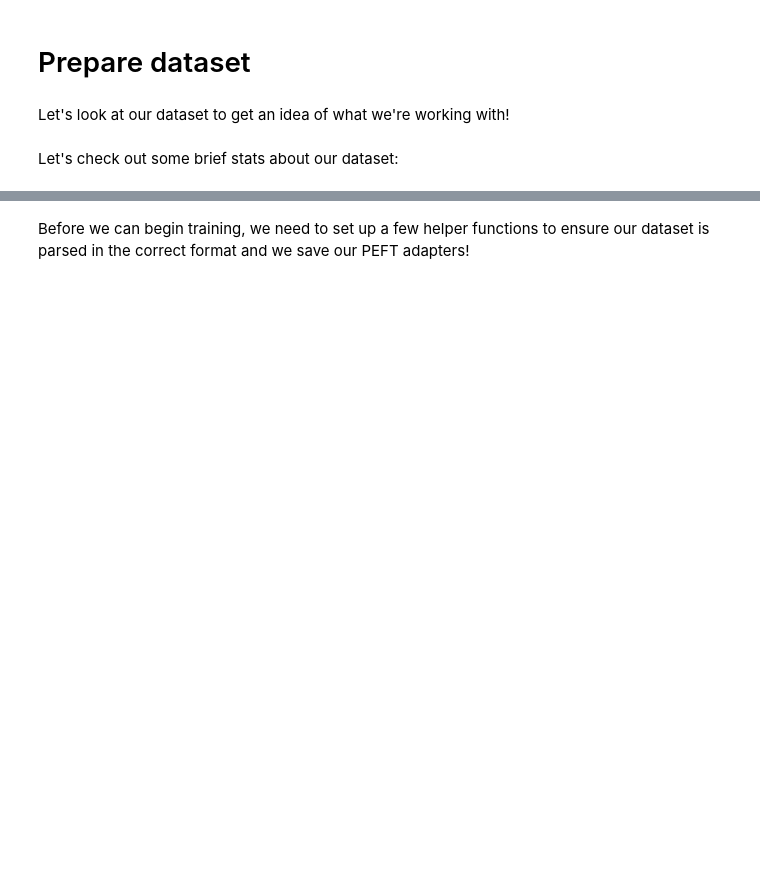
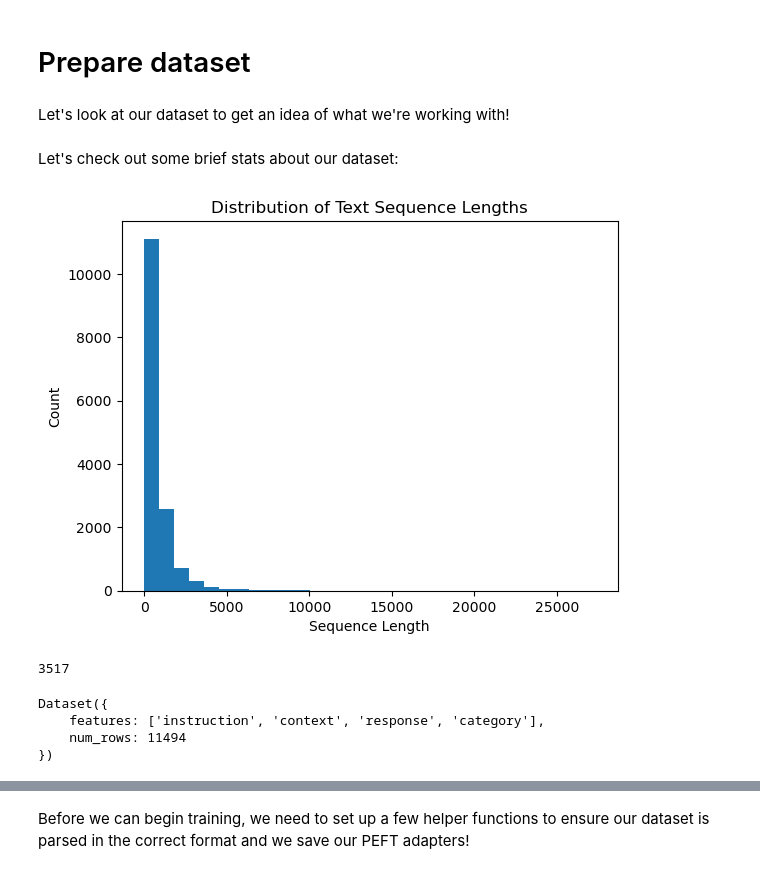
Before and after one commit to ddahlmeier/sutd-mlops-course-code, a Jupyter notebook: 07_finetune_llama_notebook.ipynb, the cells around one changed output, grey strips where cells are left out. Drawn from its saved outputs; the diff is of its cells as text; code cells hidden in the pictures; blank space fills up the shorter version.

```diff
--- a/07_finetune_llama_notebook.ipynb
+++ b/07_finetune_llama_notebook.ipynb
@@ -97,15 +114,24 @@ def plot_and_filter_sequence_lengths(dataset_obj, max_length=2200):
 
     return too_long
 # %%
-indexes_to_drop = plot_and_filter_sequence_lengths(dbricks_15k_dataset_base)
+indexes_to_drop = plot_and_filter_sequence_lengths(dbricks_15k_dataset_base, max_length=1000)
+# %% [output]
+[figure, added]
 # %%
 len(indexes_to_drop)
+# %% [output]
+3517
 # %%
 dbricks_15k_dataset_reduced = dbricks_15k_dataset_base["train"].select(
     i for i in range(len(dbricks_15k_dataset_base["train"])) if i not in set(indexes_to_drop)
 )
 # %%
 dbricks_15k_dataset_reduced
+# %% [output]
+Dataset({
+    features: ['instruction', 'context', 'response', 'category'],
+    num_rows: 11494
+})
 # %%
 dbricks_15k_dataset_prepared = dbricks_15k_dataset_reduced.train_test_split(test_size=0.1)
 # %%
```
Also changed, not shown: parts of 22 cells of this notebook.
